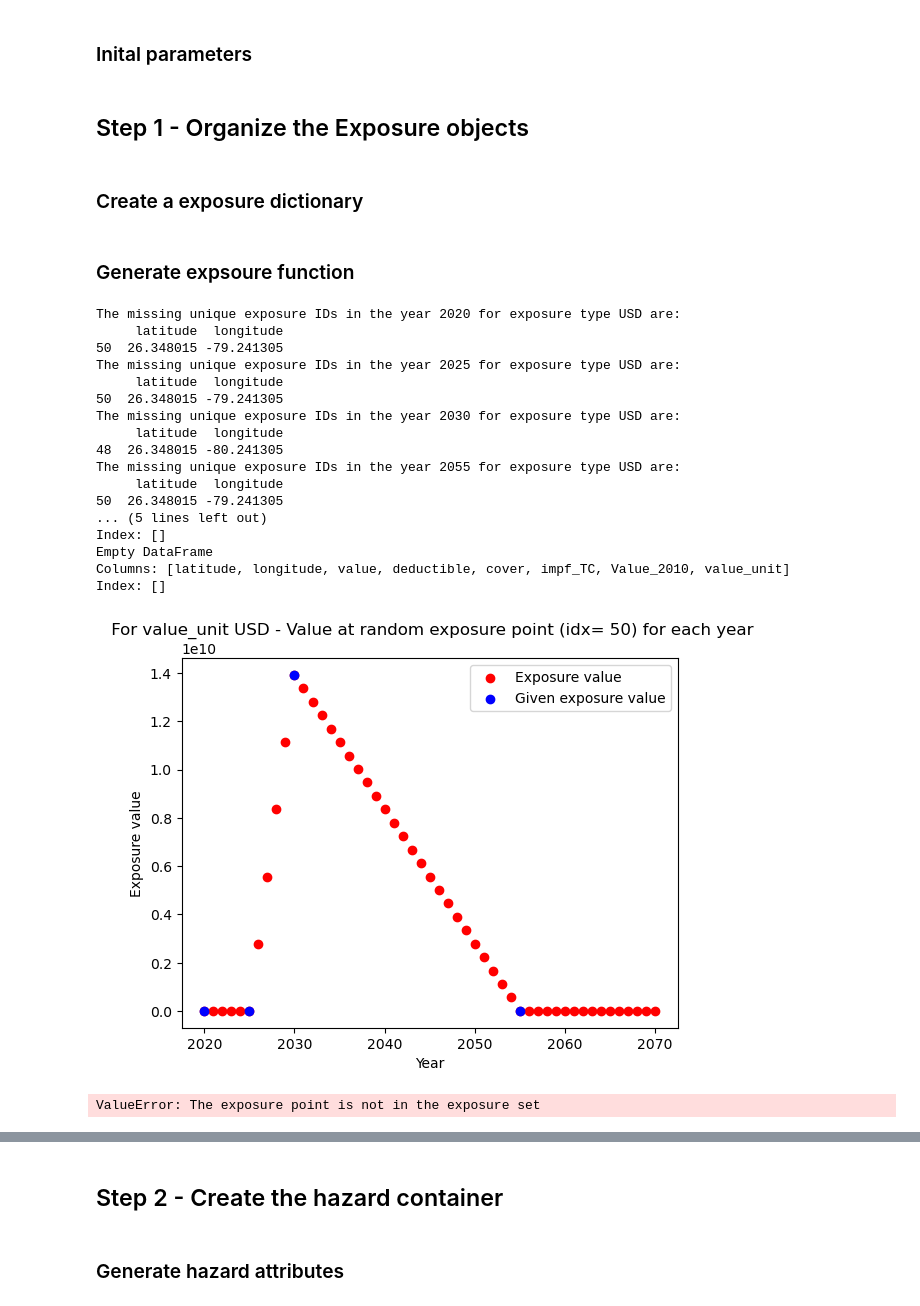
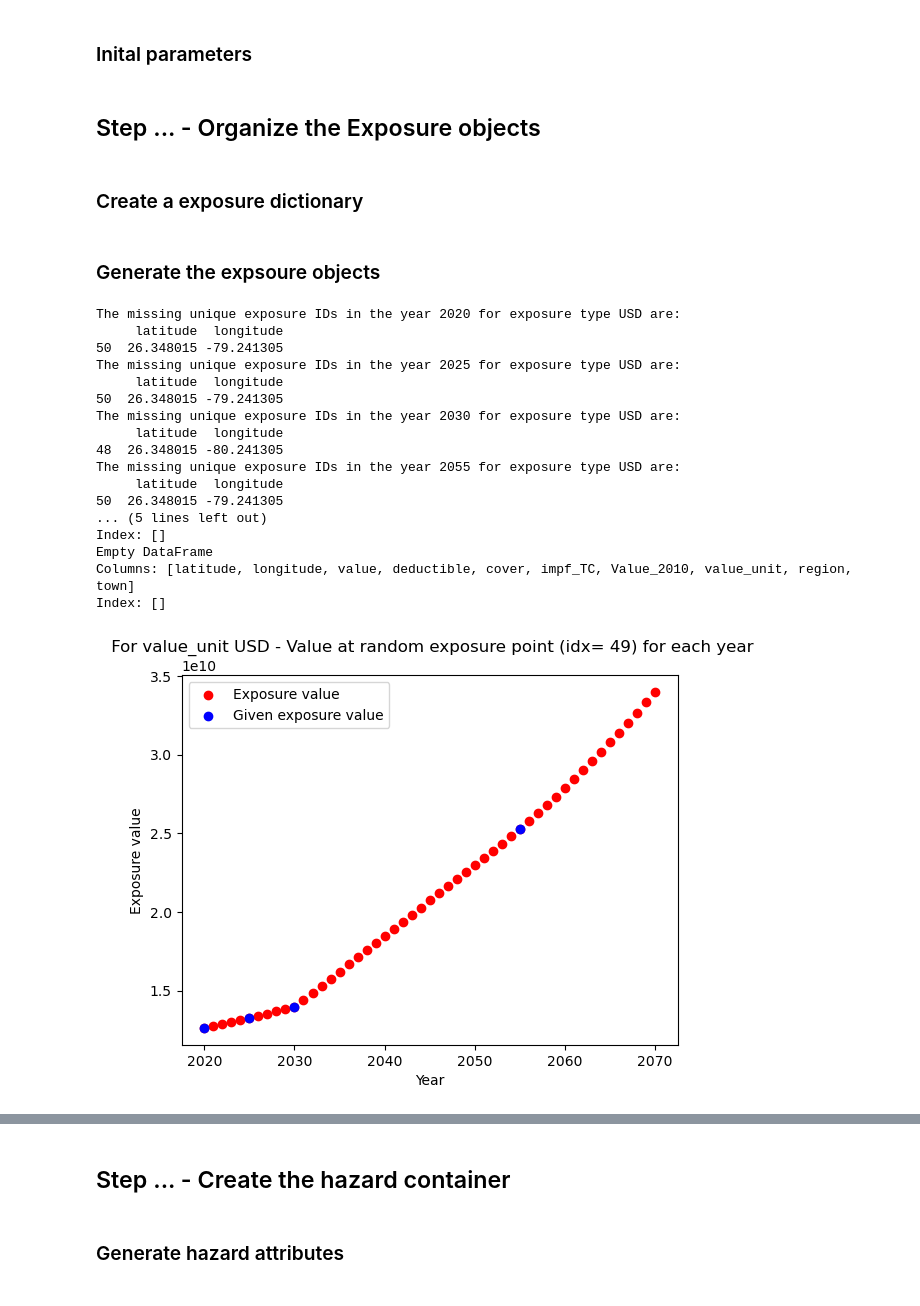
Before and after one commit to viggowat/Cost_benefit_update, a Jupyter notebook: CB_Steps.ipynb, the cells around one changed output, grey strips where cells are left out. Drawn from its saved outputs; the diff is of its cells as text; code cells hidden in the pictures.

Commit message:
updated group exposure df

```diff
--- a/CB_Steps.ipynb
+++ b/CB_Steps.ipynb
@@ -26,7 +26,7 @@ Based on unique CLIMADA objects (exposure, measure, … ) at
 START_YEAR = 2020
 FUTURE_YEAR = 2070
 # %% [markdown]
-## Step 1 - Organize the Exposure objects
+## Step ... - Organize the Exposure objects
 # %% [markdown]
 ### Create a exposure dictionary
 # %%
@@ -47,9 +47,16 @@ ent_PEOPLE.gdf['value_unit'] = 'PEOPLE'
 people_growth_rate = 0.01
 usd_growth_rate = 0.02
 
+
+
 # Build the exposure dictionary
 exp_dict = {}
 exp_dict[year_0] = [ent_USD, ent_PEOPLE]
+# Make four different random groups and assign them to the exposures
+exp_dict[year_0][0].gdf['region'] = np.random.randint(0, 4, exp_dict[year_0][0].gdf.shape[0])
+exp_dict[year_0][1].gdf['region'] = np.random.randint(0, 4, exp_dict[year_0][1].gdf.shape[0])
+# Town should be random letters
+exp_dict[year_0][0].gdf['town'] = [''.join(np.random.choice(list('abcdefghijklmnopqrstuvwxyz'), 5)) for i in range(exp_dict[year_0][0].gdf.shape[0])]
 # Give value_unit to the exposure 'USD'
 exp_dict[year_1] = [copy.deepcopy(ent_USD), copy.deepcopy(ent_PEOPLE)]
 exp_dict[year_1][0]
@@ -69,39 +76,38 @@ exp_dict[year_2][0].gdf.iloc[-2, exp_dict[year_3][0].gdf.columns.get_loc('longit
 # Remove second item of the list in year_3
 #exp_dict[year_0] = [exp_dict[year_0][0]]
 # %% [markdown]
-### Generate expsoure function
+### Generate the expsoure objects
 # %%
 
 # Parameters
 growth_rate = 0.08
 year_future = FUTURE_YEAR
 intr_param = 1
 
 #exp_avail_dict, exp_given_dict, exp_multipl_dict, exp_intrpl_dict = sfc.generate_exp_sets(exp_dict, intr_param,  future_year=year_future, growth_rate=0.02)
 
 # Generate the exposure
 exp_avail_dict, exp_given_mod_dict, exp_multipl_dict, exp_intrpl_dict, exp_unique_ids_dict = gen_exp.generate_exp_sets(exp_dict, intr_param,  future_year=year_future, growth_rate=0.02)
 
 # Plot the exposure
-exp_idx = 50
+exp_idx = 49
 gen_exp.plot_exp_value(exp_avail_dict, exp_given_mod_dict, exp_multipl_dict, future_year=year_future, exp_point=exp_idx)
 # %% [output]
 The missing unique exposure IDs in the year 2020 for exposure type USD are:
      latitude  longitude
 50  26.348015 -79.241305
 The missing unique exposure IDs in the year 2025 for exposure type USD are:
      latitude  longitude
 50  26.348015 -79.241305
 The missing unique exposure IDs in the year 2030 for exposure type USD are:
      latitude  longitude
 48  26.348015 -80.241305
 The missing unique exposure IDs in the year 2055 for exposure type USD are:
      latitude  longitude
 50  26.348015 -79.241305
 ... (5 lines left out)
 Index: []
 Empty DataFrame
-Columns: [latitude, longitude, value, deductible, cover, impf_TC, Value_2010, value_unit]
+Columns: [latitude, longitude, value, deductible, cover, impf_TC, Value_2010, value_unit, region, town]
 Index: []
-[figure, old version]
+[figure, new version]
-ValueError: The exposure point is not in the exposure set
@@ -108,5 +115,5 @@ ValueError: The exposure point is not in the exposure set
 # %% [markdown]
-## Step 2 - Create the hazard container
+## Step ... - Create the hazard container
 # %%
 # Parameters
 # Input to function
```
Also changed, not shown: parts of 21 cells of this notebook, 7 other files.
